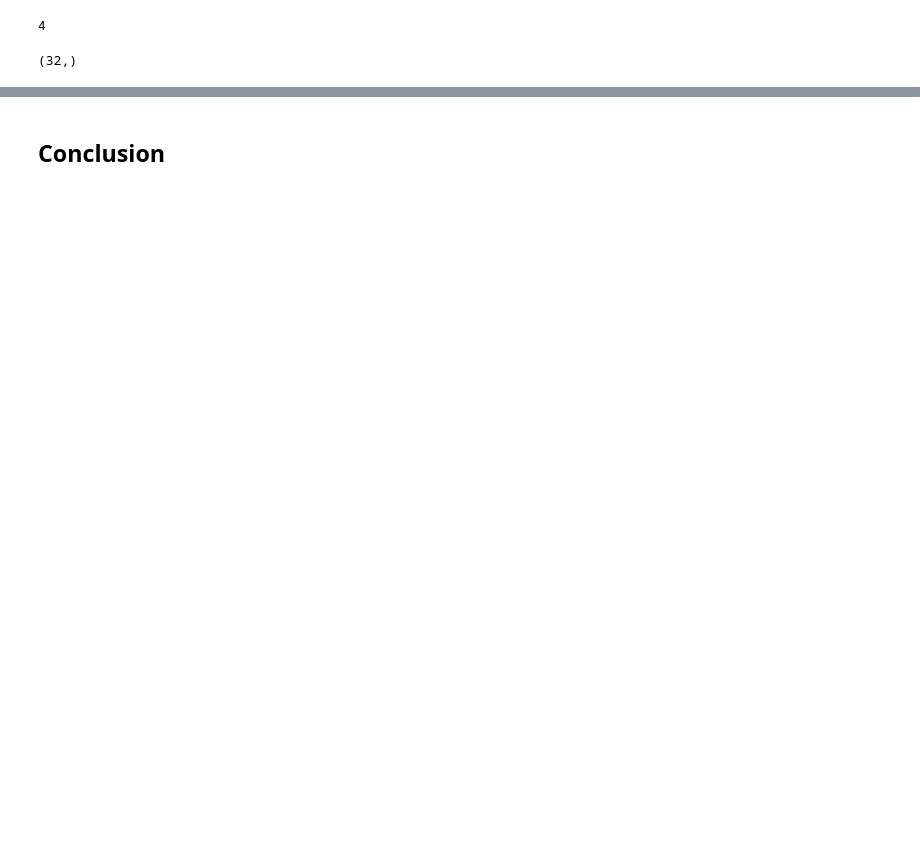
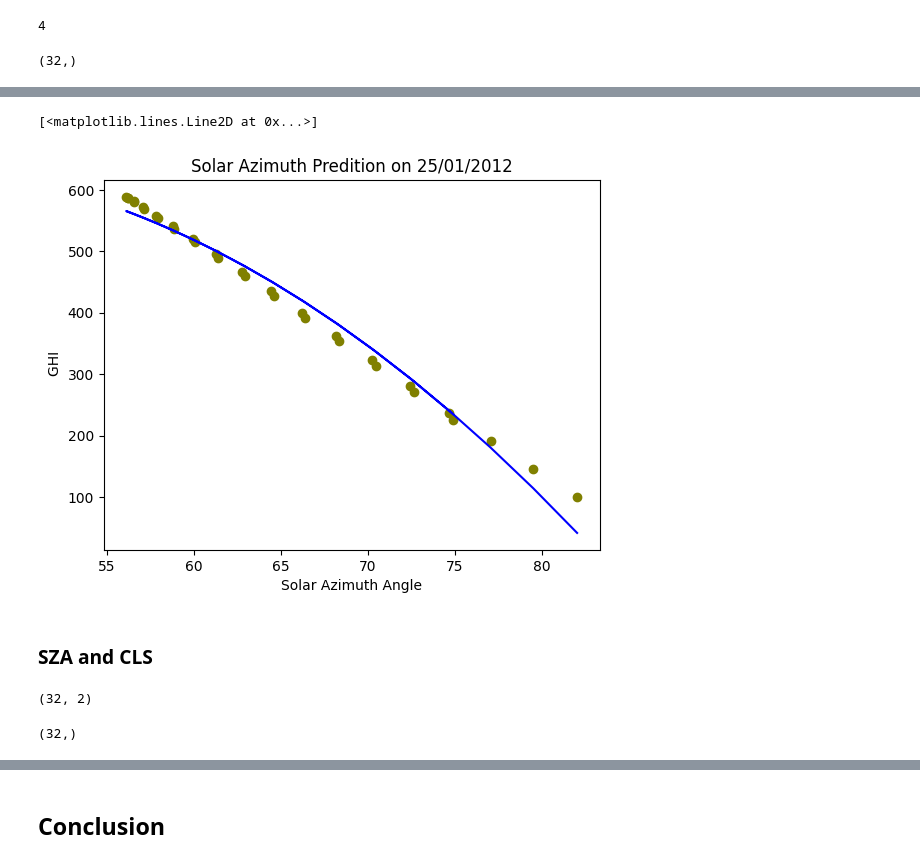
Before and after one commit to fedegiallorosso/solar_forecasting, a Jupyter notebook: notebooks/Emilio_linear_regression.ipynb, the cells around one changed output, grey strips where cells are left out. Drawn from its saved outputs; the diff is of its cells as text; code cells hidden in the pictures; blank space fills up the shorter version.

```diff
--- a/notebooks/Emilio_linear_regression.ipynb
+++ b/notebooks/Emilio_linear_regression.ipynb
@@ -61,17 +57,3 @@ def arr_time(observation= 96):
 arr_time().shape
 # %% [output]
 (32,)
-# %%
-def arr_feature(
-    feature = CLS,
-    observation = 96):
-    arr_day = []
-
-    # we're setting the num of obs in day\n",
-    observation_max = n_obs_in_day(observation)
-
-    for j in range(observation_max):
-        for i in range(8):
-            arr_day.append(round((feature[observation+j,i,:,:]).mean(),2))
-    arr_day = np.array(arr_day)
-    return arr_day
@@ -226,0 +158,24 @@ it seems that SAE will NOT determine the GHI under clean sky
+# %%
+plt.title("Solar Azimuth Predition on 25/01/2012")
+plt.xlabel("Solar Azimuth Angle")
+plt.ylabel("        GHI       ")
+plt.scatter(x,y, color='olive')
+plt.plot(x,ypred, color='blue')
+# %% [output]
+[<matplotlib.lines.Line2D at 0x...>]
+[figure, added]
+# %% [markdown]
+### SZA and CLS
+# %%
+# x2 - SZA
+# y - CLS
+# modifying array
+# modifying array
+x2_ = PolynomialFeatures(degree=2, include_bias=False).fit_transform(x2)
+print(x2_.shape)
+model2 = sm.OLS(y, x2_).fit()
+ypred = model2.predict(x2_)
+ypred.shape
+# %% [output]
+(32, 2)
+(32,)
```
Also changed, not shown: parts of 42 cells of this notebook.
